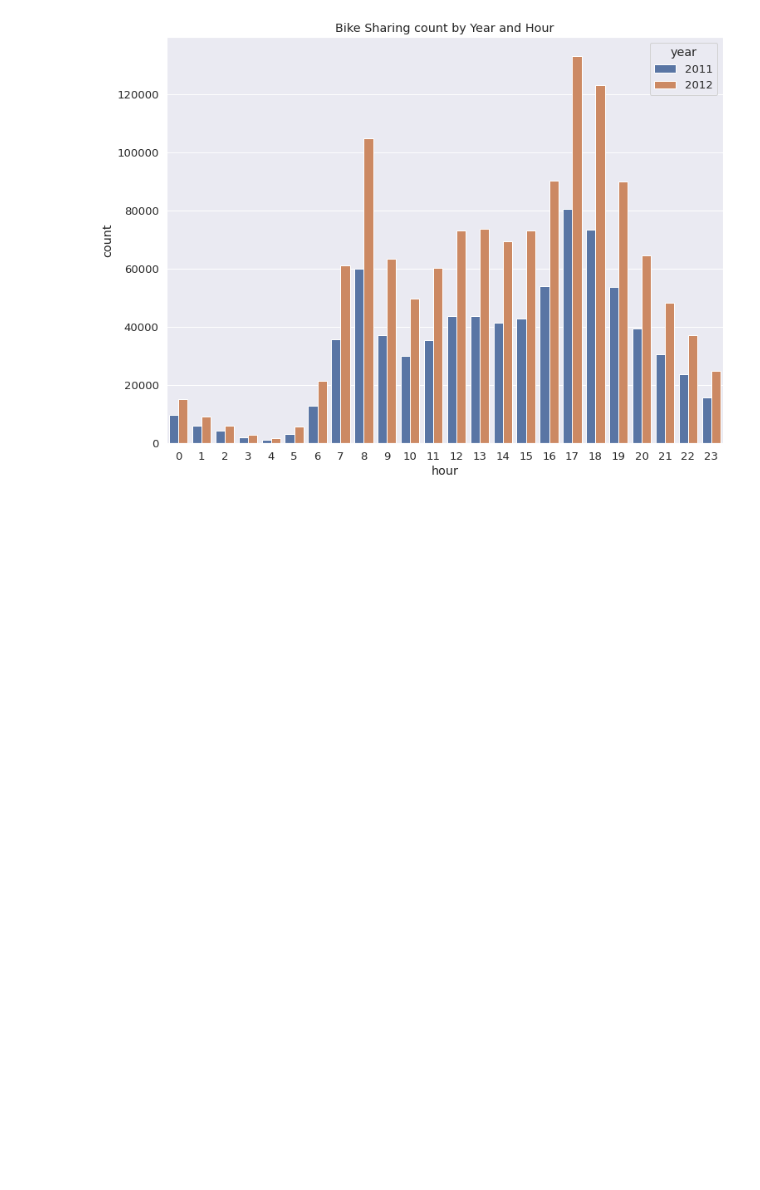
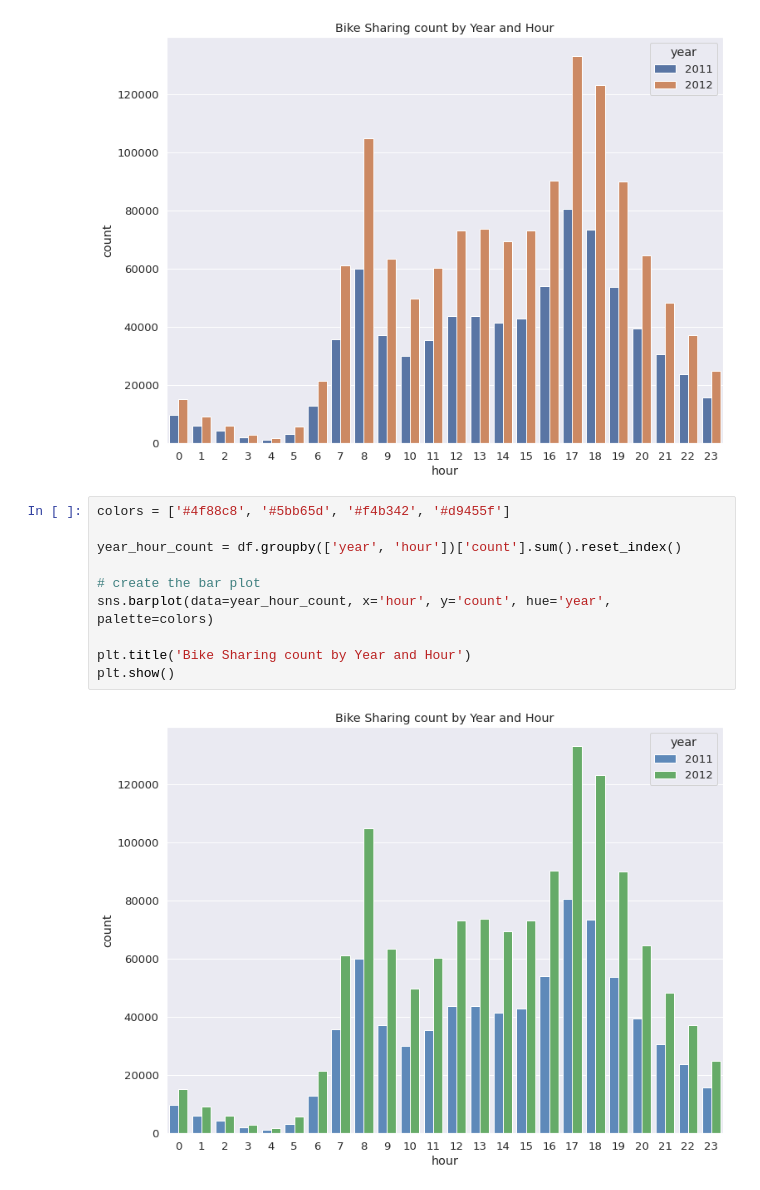
Before and after one commit to nguneonard/nguneonard, a Jupyter notebook: bike-sharing-demand.ipynb, the cells around one changed output. Cells and saved outputs as stored; diff of their text form; blank space fills up the shorter version.

Commit message:
Kaggle Notebook | bike-sharing-demand | Version 17

```diff
--- a/bike-sharing-demand.ipynb
+++ b/bike-sharing-demand.ipynb
@@ -347,3 +347,15 @@ plt.title('Bike Sharing count by Year and Hour')
 plt.show()
 # %% [output]
 [figure]
+# %%
+colors = ['#4f88c8', '#5bb65d', '#f4b342', '#d9455f']
+
+year_hour_count = df.groupby(['year', 'hour'])['count'].sum().reset_index()
+
+# create the bar plot
+sns.barplot(data=year_hour_count, x='hour', y='count', hue='year', palette=colors)
+
+plt.title('Bike Sharing count by Year and Hour')
+plt.show()
+# %% [output]
+[figure, added]
```
